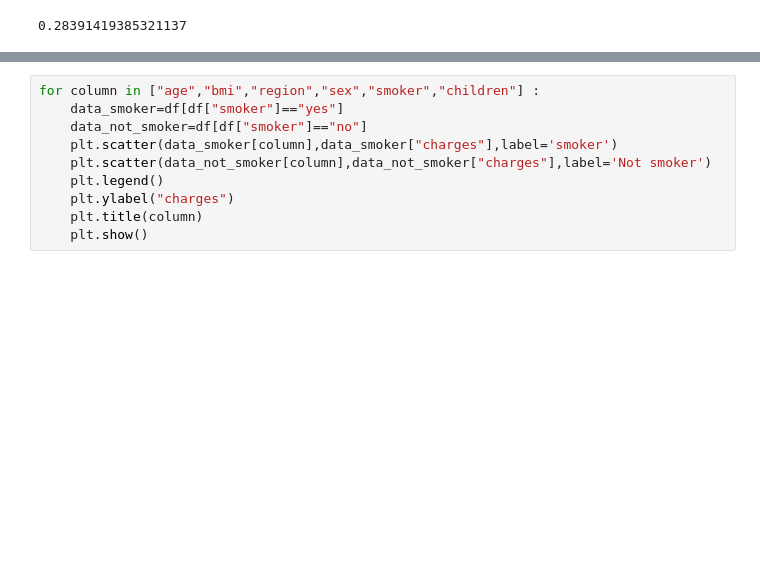
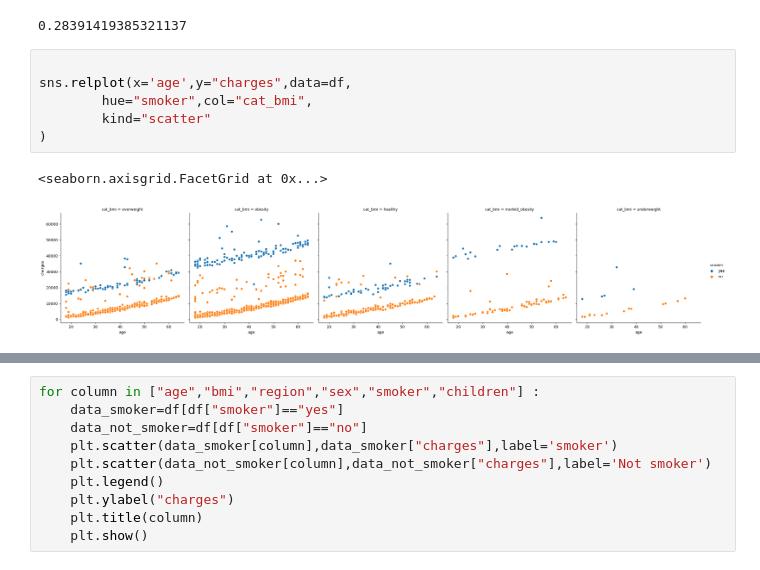
Before and after one commit to StevenDelval/Predire-une-prime-d-assurance-grace-l-IA, a Jupyter notebook: partie_analyse.ipynb, the cells around one changed output, grey strips where cells are left out. Drawn from its saved outputs; the diff is of its cells as text; blank space fills up the shorter version.

```diff
--- a/partie_analyse.ipynb
+++ b/partie_analyse.ipynb
@@ -99,3 +99,12 @@ plt.show()
 df['bmi'].skew()
 # %% [output]
 0.28391419385321137
+# %%
+
+sns.relplot(x='age',y="charges",data=df,
+        hue="smoker",col="cat_bmi",
+        kind="scatter"
+)
+# %% [output]
+<seaborn.axisgrid.FacetGrid at 0x...>
+[figure, added]
```
Also changed, not shown: parts of 26 cells of this notebook.
